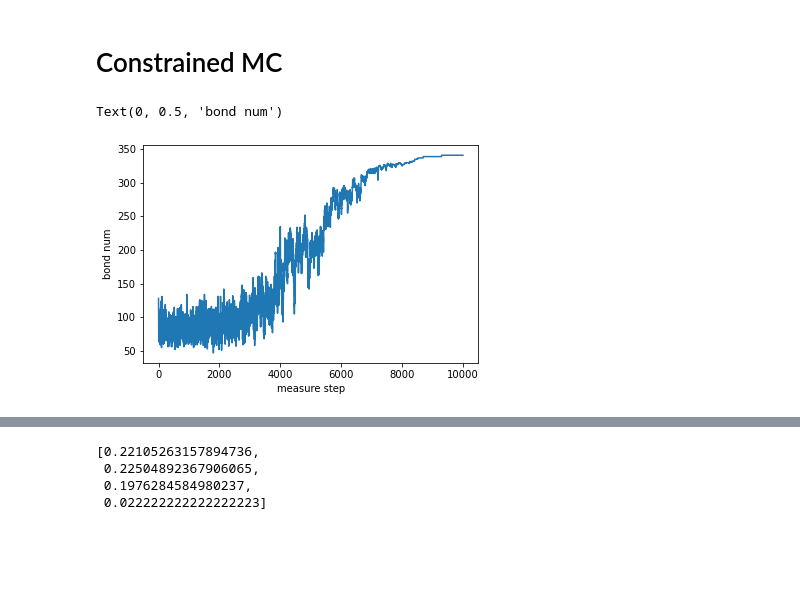
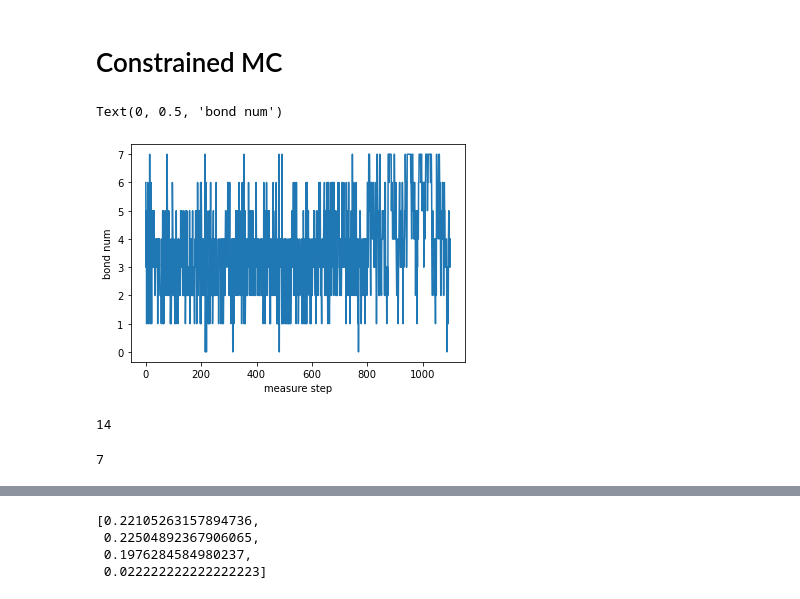
Before and after one commit to taaatang/Diamondoid, a Jupyter notebook: Jupyter/MolecularDynamics.ipynb, the cells around one changed output, grey strips where cells are left out. Saved outputs shown, nothing was run; the diff lists cells and outputs as text; code cells hidden in the pictures; blank space fills up the shorter version.

```diff
--- a/Jupyter/MolecularDynamics.ipynb
+++ b/Jupyter/MolecularDynamics.ipynb
@@ -10,12 +10,12 @@ Notebook initialized with ipy backend.
 # %% [markdown]
 # Constrained MC
 # %%
-DataPath = "data/Tetramantane_46"
+DataPath = "../data/Adamantane_4/run0"
 MolSize = 10
 bondNum = np.fromfile(DataPath+"/bondNum.dat",dtype=np.int32)
 plt.plot(bondNum)
 plt.xlabel('measure step')
 plt.ylabel('bond num')
 # %% [output]
 Text(0, 0.5, 'bond num')
-[figure, old version]
+[figure, new version]
@@ -26 +22,19 @@ coords = np.reshape(coords,(-1,3),order="C")
+# %%
+np.argmax(bondNum)
+# %% [output]
+14
+# %%
+step=1050
+print(bondNum[step])
+coords = np.fromfile(DataPath+"/step_"+str(step)+".dat",dtype=np.int32)
+coords = np.reshape(coords,(-1,3),order="C")
+
+compatible = np.fromfile(DataPath+"/step_"+str(step) + "_surface_comp.dat",dtype=np.int32)
+compatible = np.reshape(compatible,(-1,3),order="C")
+uncompatible = np.fromfile(DataPath+"/step_"+str(step) + "_surface_uncomp.dat",dtype=np.int32)
+uncompatible = np.reshape(uncompatible,(-1,3),order="C")
+vacancy = np.fromfile(DataPath+"/step_"+str(step) + "_vacancy.dat",dtype=np.int32)
+vacancy = np.reshape(vacancy,(-1,3),order="C")
+# %% [output]
+7
 # %%
```
Also changed, not shown: parts of 3 cells of this notebook, 13 other files.
